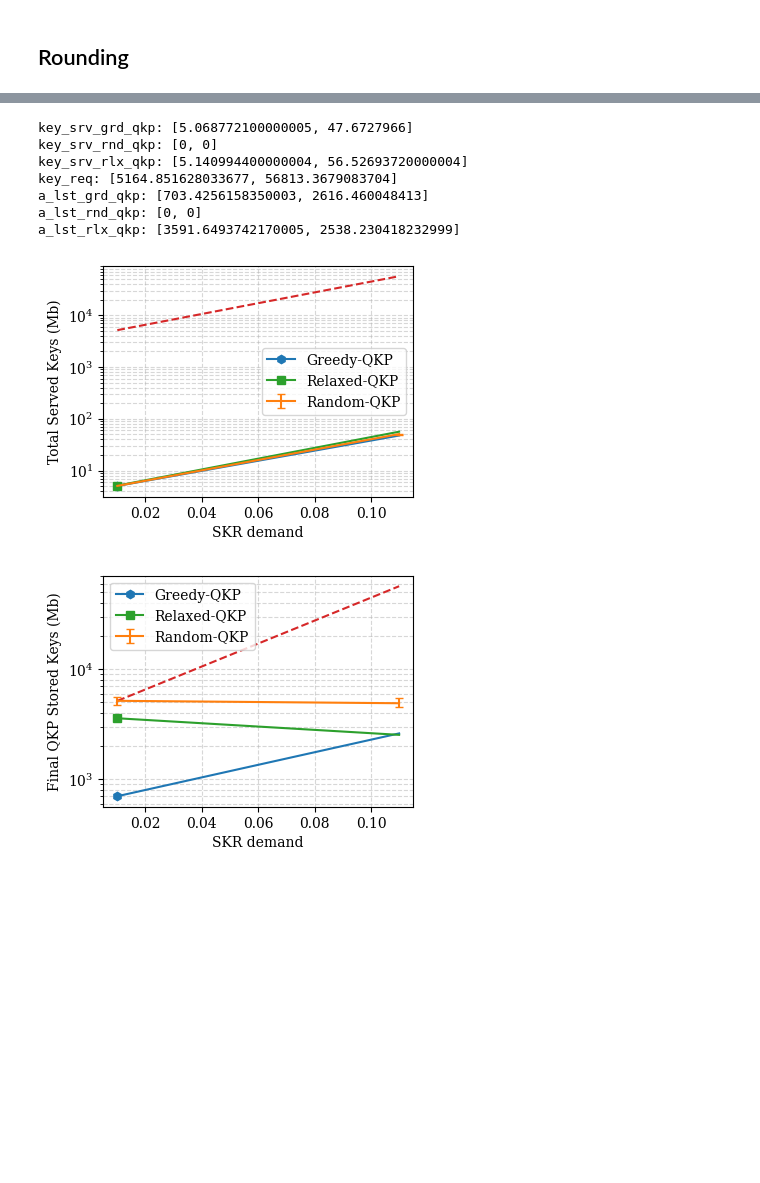
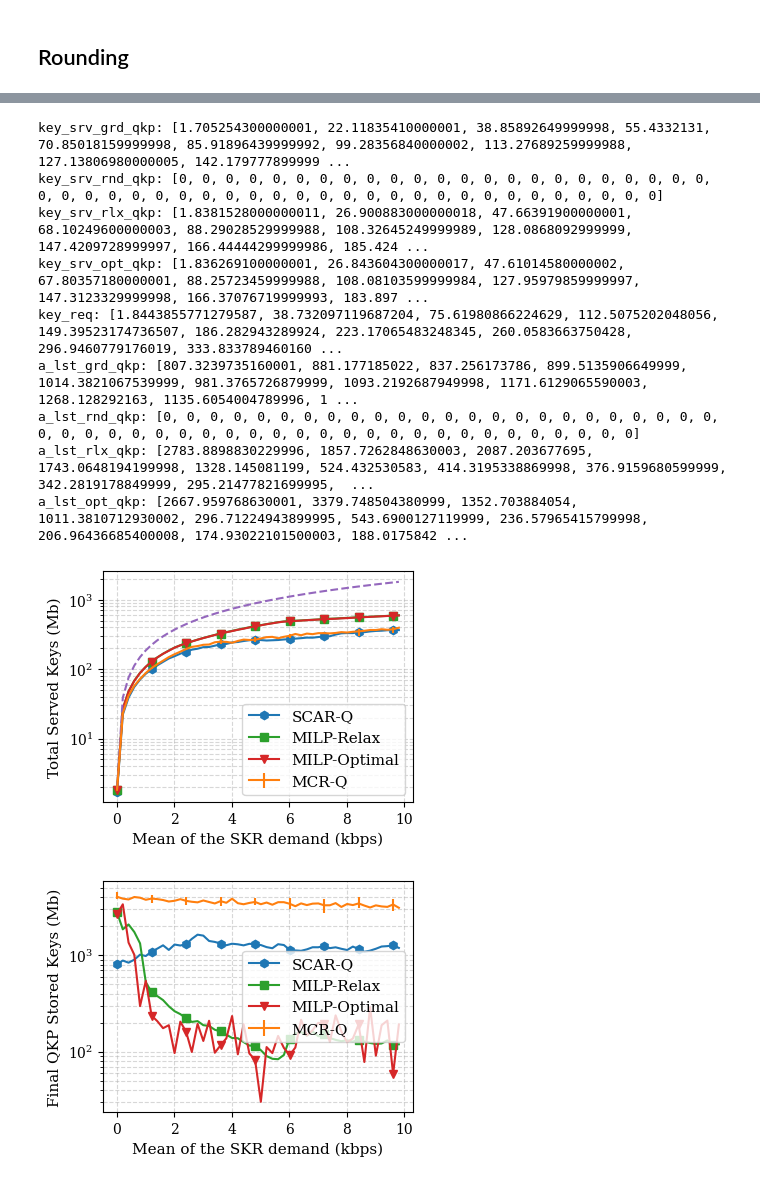
Before and after one commit to mehdibolourian/HAP-QKD, a Jupyter notebook: hap-qkd-offline.ipynb, the cells around one changed output, grey strips where cells are left out. Cells and saved outputs as stored; diff of their text form; code cells hidden in the pictures; blank space fills up the shorter version.

```diff
--- a/hap-qkd-offline.ipynb
+++ b/hap-qkd-offline.ipynb
@@ -355,10 +355,10 @@ nodes = gnodes + hnodes
 # plt.savefig("offline_sinus2.svg", format="svg", dpi=300, bbox_inches="tight")
 # plt.show()
 # %%
-NUM_DATA    = 2
+NUM_DATA    = 50
 N_RUNS      = 10   # number of Monte-Carlo runs
 
-demand_list = [0.01 + 0.1 * i for i in range(NUM_DATA)]
+demand_list = [0.01 + 0.2 * i for i in range(NUM_DATA)]
 # %%
 key_srv_grd_qkp = [0 for i in range(NUM_DATA)]
 key_srv_rnd_qkp = [0 for i in range(NUM_DATA)]
@@ -608,3 +645,5 @@ idx: 1
+# %%
+key_req = [k * 1e-3 for k in key_req] # Convert kb to Mb
 # %%
 print(f"key_srv_grd_qkp: {key_srv_grd_qkp}")
 print(f"key_srv_rnd_qkp: {key_srv_rnd_qkp}")
@@ -664,8 +707,10 @@ plot_data = {
     "demand_list":     demand_list,
     "key_srv_grd_qkp": key_srv_grd_qkp,
     "key_srv_rlx_qkp": key_srv_rlx_qkp,
+    "key_srv_opt_qkp": key_srv_opt_qkp,
     "a_lst_grd_qkp":   a_lst_grd_qkp,
     "a_lst_rlx_qkp":   a_lst_rlx_qkp,
+    "a_lst_opt_qkp":   a_lst_opt_qkp,
     "key_req":         key_req,
 }
 
@@ -806,67 +864,85 @@ plt.errorbar(
+# %%
+key_req = [k * 1e-3 for k in key_req] # Convert kb to Mb
 # %%
 print(f"key_srv_grd_qkp: {key_srv_grd_qkp}")
 print(f"key_srv_rnd_qkp: {key_srv_rnd_qkp}")
 print(f"key_srv_rlx_qkp: {key_srv_rlx_qkp}")
+print(f"key_srv_opt_qkp: {key_srv_opt_qkp}")
 
 print(f"key_req: {key_req}")
 
 print(f"a_lst_grd_qkp: {a_lst_grd_qkp}")
 print(f"a_lst_rnd_qkp: {a_lst_rnd_qkp}")
 print(f"a_lst_rlx_qkp: {a_lst_rlx_qkp}")
+print(f"a_lst_opt_qkp: {a_lst_opt_qkp}")
 
+step = 6  # tunable (keep every `step`-th value)
+
+# yerr1
 yerr1 = [
     np.array(key_srv_rnd_qkp_avg) - np.array(key_srv_rnd_qkp_min),
     np.array(key_srv_rnd_qkp_max) - np.array(key_srv_rnd_qkp_avg)
 ]
 
+yerr1[0][np.arange(len(yerr1[0])) % step != 0] = 0
+yerr1[1][np.arange(len(yerr1[1])) % step != 0] = 0
+
+
+# yerr2
 yerr2 = [
     np.array(a_lst_rnd_qkp_avg) - np.array(a_lst_rnd_qkp_min),
     np.array(a_lst_rnd_qkp_max) - np.array(a_lst_rnd_qkp_avg)
 ]
 
+yerr2[0][np.arange(len(yerr2[0])) % step != 0] = 0
+yerr2[1][np.arange(len(yerr2[1])) % step != 0] = 0
+
 plt.figure(figsize=(4,3))
-plt.plot(demand_list, key_srv_grd_qkp, label="Greedy-QKP", linestyle="-", marker="h", markevery=20)
+plt.plot(demand_list, key_srv_grd_qkp, label="SCAR-Q", linestyle="-", marker="h", markevery=6)
 
-idx = np.arange(0, len(demand_list), err_step)
-plt.errorbar(demand_list, key_srv_rnd_qkp_avg, yerr=yerr1, capsize=3, label="Random-QKP", linestyle="-")
-plt.plot(demand_list, key_srv_rlx_qkp, label="Relaxed-QKP", linestyle="-", marker="s", markevery=20)
+#idx = np.arange(0, len(demand_list), err_step)
+plt.errorbar(demand_list, key_srv_rnd_qkp_avg, yerr=yerr1, capsize=0, label="MCR-Q", linestyle="-")
+plt.plot(demand_list, key_srv_rlx_qkp, label="MILP-Relax", linestyle="-", marker="s", markevery=6)
+plt.plot(demand_list, key_srv_opt_qkp, label="MILP-Optimal", linestyle="-", marker="v", markevery=6)
 plt.plot(demand_list, key_req, linestyle="--")
 
-plt.xlabel("SKR demand")
-plt.ylabel("Total Served Keys (Mb)")
+plt.xlabel("Mean of the SKR demand (kbps)", fontsize=11)
+plt.ylabel("Total Served Keys (Mb)", fontsize=11)
 plt.yscale("log")
 plt.grid(True, which="both", linestyle="--", alpha=0.5)
-plt.legend()
+plt.legend(fontsize=11)
 
 plt.savefig("offline_qkp_k_srv.pdf", format="pdf", bbox_inches="tight", pad_inches=0.01, transparent="True")
 plt.show()
 
 ############################
 
 plt.figure(figsize=(4,3))
-plt.plot(demand_list, a_lst_grd_qkp, label="Greedy-QKP", linestyle="-", marker="h", markevery=20)
-plt.errorbar(demand_list, a_lst_rnd_qkp_avg, yerr=yerr2, capsize=3, label="Random-QKP", linestyle="-")
-plt.plot(demand_list, a_lst_rlx_qkp, label="Relaxed-QKP", linestyle="-", marker="s", markevery=20)
-plt.plot(demand_list, key_req, linestyle="--")
+plt.plot(demand_list, a_lst_grd_qkp, label="SCAR-Q", linestyle="-", marker="h", markevery=6)
+plt.errorbar(demand_list, a_lst_rnd_qkp_avg, yerr=yerr2, capsize=0, label="MCR-Q", linestyle="-")
+plt.plot(demand_list, a_lst_rlx_qkp, label="MILP-Relax", linestyle="-", marker="s", markevery=6)
+plt.plot(demand_list, a_lst_opt_qkp, label="MILP-Optimal", linestyle="-", marker="v", markevery=6)
 
-plt.xlabel("SKR demand")
-plt.ylabel("Final QKP Stored Keys (Mb)")
+plt.xlabel("Mean of the SKR demand (kbps)", fontsize=11)
+plt.ylabel("Final QKP Stored Keys (Mb)", fontsize=11)
 plt.yscale("log")
 plt.grid(True, which="both", linestyle="--", alpha=0.5)
-plt.legend()
+plt.legend(fontsize=11)
 
 plt.savefig("offline_qkp_a_lst.pdf", format="pdf", bbox_inches="tight", pad_inches=0.01, transparent="True")
 plt.show()
 # %% [output]
-key_srv_grd_qkp: [5.068772100000005, 47.6727966]
-key_srv_rnd_qkp: [0, 0]
-key_srv_rlx_qkp: [5.140994400000004, 56.52693720000004]
-key_req: [5164.851628033677, 56813.3679083704]
-a_lst_grd_qkp: [703.4256158350003, 2616.460048413]
-a_lst_rnd_qkp: [0, 0]
-a_lst_rlx_qkp: [3591.6493742170005, 2538.230418232999]
+key_srv_grd_qkp: [1.705254300000001, 22.11835410000001, 38.85892649999998, 55.4332131, 70.85018159999998, 85.91896439999992, 99.28356840000002, 113.27689259999988, 127.13806980000005, 142.179777899999 ...
+key_srv_rnd_qkp: [0, 0, 0, 0, 0, 0, 0, 0, 0, 0, 0, 0, 0, 0, 0, 0, 0, 0, 0, 0, 0, 0, 0, 0, 0, 0, 0, 0, 0, 0, 0, 0, 0, 0, 0, 0, 0, 0, 0, 0, 0, 0, 0, 0, 0, 0, 0, 0, 0, 0]
+key_srv_rlx_qkp: [1.8381528000000011, 26.900883000000018, 47.66391900000001, 68.10249600000003, 88.29028529999988, 108.32645249999989, 128.0868092999999, 147.4209728999997, 166.44444299999986, 185.424 ...
+key_srv_opt_qkp: [1.836269100000001, 26.843604300000017, 47.61014580000002, 67.80357180000001, 88.25723459999988, 108.08103599999984, 127.95979859999997, 147.3123329999998, 166.37076719999993, 183.897 ...
+key_req: [1.8443855771279587, 38.732097119687204, 75.61980866224629, 112.5075202048056, 149.39523174736507, 186.282943289924, 223.17065483248345, 260.0583663750428, 296.9460779176019, 333.833789460160 ...
+a_lst_grd_qkp: [807.3239735160001, 881.177185022, 837.256173786, 899.5135906649999, 1014.3821067539999, 981.3765726879999, 1093.2192687949998, 1171.6129065590003, 1268.128292163, 1135.6054004789996, 1 ...
+a_lst_rnd_qkp: [0, 0, 0, 0, 0, 0, 0, 0, 0, 0, 0, 0, 0, 0, 0, 0, 0, 0, 0, 0, 0, 0, 0, 0, 0, 0, 0, 0, 0, 0, 0, 0, 0, 0, 0, 0, 0, 0, 0, 0, 0, 0, 0, 0, 0, 0, 0, 0, 0, 0]
+a_lst_rlx_qkp: [2783.8898830229996, 1857.7262848630003, 2087.203677695, 1743.0648194199998, 1328.145081199, 524.432530583, 414.3195338869998, 376.9159680599999, 342.2819178849999, 295.21477821699995,  ...
+a_lst_opt_qkp: [2667.959768630001, 3379.748504380999, 1352.703884054, 1011.3810712930002, 296.71224943899995, 543.6900127119999, 236.57965415799998, 206.96436685400008, 174.93022101500003, 188.0175842 ...
-[figure, old version]
+[figure, new version]
-[figure, old version]
+[figure, new version]
 # %%
 plot_data = {
     "demand_list":         demand_list,
```
Also changed, not shown: parts of 5 cells of this notebook, 10 other files.
